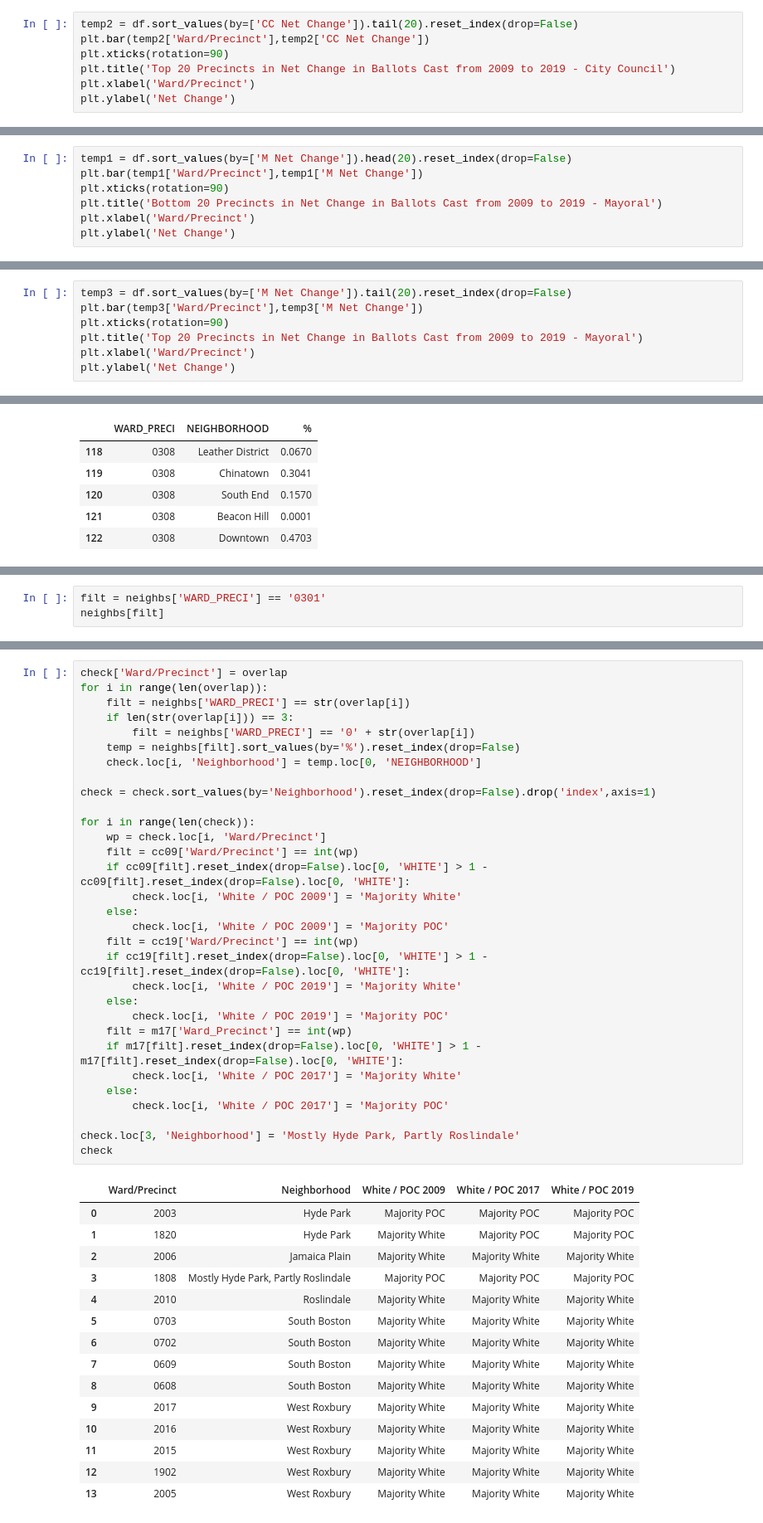
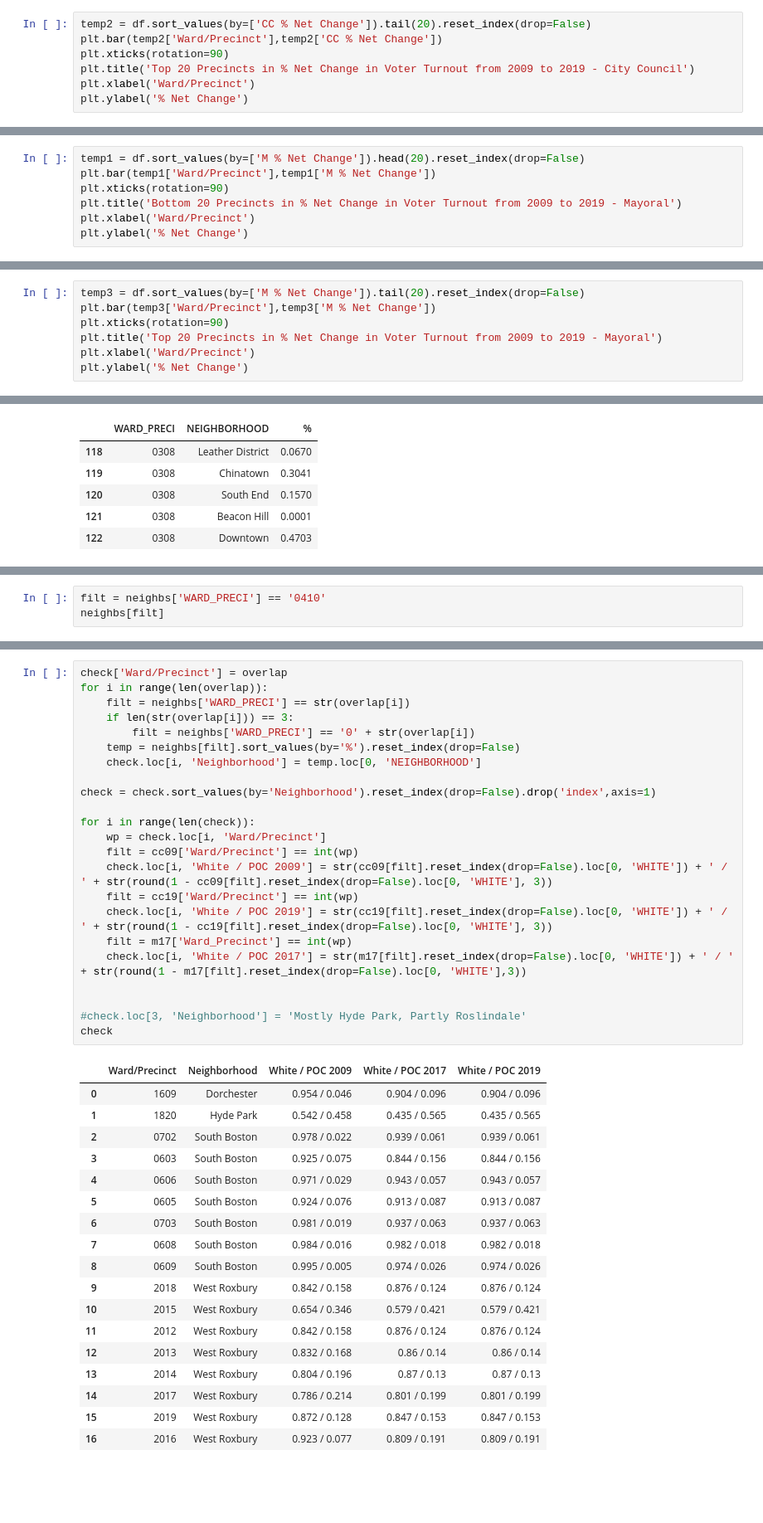
Before and after one commit to yagevlevi/BaystateBanner_Spark, a Jupyter notebook: Voting Patterns/Net_Change_Analysis.ipynb, the cells around one changed output, grey strips where cells are left out. Shown at 83% size. Cells and saved outputs as stored; diff of their text form; blank space fills up the shorter version.

```diff
--- a/Voting Patterns/Net_Change_Analysis.ipynb
+++ b/Voting Patterns/Net_Change_Analysis.ipynb
@@ -98,8 +99,8 @@ Text(0, 0.5, 'Net Change')
 # %%
-temp2 = df.sort_values(by=['CC Net Change']).tail(20).reset_index(drop=False)
-plt.bar(temp2['Ward/Precinct'],temp2['CC Net Change'])
+temp2 = df.sort_values(by=['CC % Net Change']).tail(20).reset_index(drop=False)
+plt.bar(temp2['Ward/Precinct'],temp2['CC % Net Change'])
 plt.xticks(rotation=90)
-plt.title('Top 20 Precincts in Net Change in Ballots Cast from 2009 to 2019 - City Council')
+plt.title('Top 20 Precincts in % Net Change in Voter Turnout from 2009 to 2019 - City Council')
 plt.xlabel('Ward/Precinct')
-plt.ylabel('Net Change')
+plt.ylabel('% Net Change')
 # %% [output]
@@ -108,8 +109,8 @@ Text(0, 0.5, 'Net Change')
 # %%
-temp1 = df.sort_values(by=['M Net Change']).head(20).reset_index(drop=False)
-plt.bar(temp1['Ward/Precinct'],temp1['M Net Change'])
+temp1 = df.sort_values(by=['M % Net Change']).head(20).reset_index(drop=False)
+plt.bar(temp1['Ward/Precinct'],temp1['M % Net Change'])
 plt.xticks(rotation=90)
-plt.title('Bottom 20 Precincts in Net Change in Ballots Cast from 2009 to 2019 - Mayoral')
+plt.title('Bottom 20 Precincts in % Net Change in Voter Turnout from 2009 to 2019 - Mayoral')
 plt.xlabel('Ward/Precinct')
-plt.ylabel('Net Change')
+plt.ylabel('% Net Change')
 # %% [output]
@@ -118,8 +119,8 @@ Text(0, 0.5, 'Net Change')
 # %%
-temp3 = df.sort_values(by=['M Net Change']).tail(20).reset_index(drop=False)
-plt.bar(temp3['Ward/Precinct'],temp3['M Net Change'])
+temp3 = df.sort_values(by=['M % Net Change']).tail(20).reset_index(drop=False)
+plt.bar(temp3['Ward/Precinct'],temp3['M % Net Change'])
 plt.xticks(rotation=90)
-plt.title('Top 20 Precincts in Net Change in Ballots Cast from 2009 to 2019 - Mayoral')
+plt.title('Top 20 Precincts in % Net Change in Voter Turnout from 2009 to 2019 - Mayoral')
 plt.xlabel('Ward/Precinct')
-plt.ylabel('Net Change')
+plt.ylabel('% Net Change')
 # %% [output]
@@ -146,5 +146,5 @@ neighbs[filt]
 # %%
-filt = neighbs['WARD_PRECI'] == '0301'
+filt = neighbs['WARD_PRECI'] == '0410'
 neighbs[filt]
 # %% [output]
 |  | WARD_PRECI | NEIGHBORHOOD | % |
@@ -237,50 +241,45 @@ for p in overlap2:
 # %%
 check['Ward/Precinct'] = overlap
 for i in range(len(overlap)):
     filt = neighbs['WARD_PRECI'] == str(overlap[i])
     if len(str(overlap[i])) == 3:
         filt = neighbs['WARD_PRECI'] == '0' + str(overlap[i])
     temp = neighbs[filt].sort_values(by='%').reset_index(drop=False)
     check.loc[i, 'Neighborhood'] = temp.loc[0, 'NEIGHBORHOOD']
 
 check = check.sort_values(by='Neighborhood').reset_index(drop=False).drop('index',axis=1)
 
 for i in range(len(check)):
     wp = check.loc[i, 'Ward/Precinct']
     filt = cc09['Ward/Precinct'] == int(wp)
-    if cc09[filt].reset_index(drop=False).loc[0, 'WHITE'] > 1 - cc09[filt].reset_index(drop=False).loc[0, 'WHITE']:
-        check.loc[i, 'White / POC 2009'] = 'Majority White'
-    else:
-        check.loc[i, 'White / POC 2009'] = 'Majority POC'
+    check.loc[i, 'White / POC 2009'] = str(cc09[filt].reset_index(drop=False).loc[0, 'WHITE']) + ' / ' + str(round(1 - cc09[filt].reset_index(drop=False).loc[0, 'WHITE'], 3))
     filt = cc19['Ward/Precinct'] == int(wp)
-    if cc19[filt].reset_index(drop=False).loc[0, 'WHITE'] > 1 - cc19[filt].reset_index(drop=False).loc[0, 'WHITE']:
-        check.loc[i, 'White / POC 2019'] = 'Majority White'
-    else:
-        check.loc[i, 'White / POC 2019'] = 'Majority POC'
+    check.loc[i, 'White / POC 2019'] = str(cc19[filt].reset_index(drop=False).loc[0, 'WHITE']) + ' / ' + str(round(1 - cc19[filt].reset_index(drop=False).loc[0, 'WHITE'], 3))
     filt = m17['Ward_Precinct'] == int(wp)
-    if m17[filt].reset_index(drop=False).loc[0, 'WHITE'] > 1 - m17[filt].reset_index(drop=False).loc[0, 'WHITE']:
-        check.loc[i, 'White / POC 2017'] = 'Majority White'
-    else:
-        check.loc[i, 'White / POC 2017'] = 'Majority POC'
+    check.loc[i, 'White / POC 2017'] = str(m17[filt].reset_index(drop=False).loc[0, 'WHITE']) + ' / ' + str(round(1 - m17[filt].reset_index(drop=False).loc[0, 'WHITE'],3))
 
-check.loc[3, 'Neighborhood'] = 'Mostly Hyde Park, Partly Roslindale'
+
+#check.loc[3, 'Neighborhood'] = 'Mostly Hyde Park, Partly Roslindale'
 check
 # %% [output]
 |  | Ward/Precinct | Neighborhood | White / POC 2009 | White / POC 2017 | White / POC 2019 |
-| 0 | 2003 | Hyde Park | Majority POC | Majority POC | Majority POC |
-| 1 | 1820 | Hyde Park | Majority White | Majority POC | Majority POC |
-| 2 | 2006 | Jamaica Plain | Majority White | Majority White | Majority White |
-| 3 | 1808 | Mostly Hyde Park, Partly Roslindale | Majority POC | Majority POC | Majority POC |
-| 4 | 2010 | Roslindale | Majority White | Majority White | Majority White |
-| 5 | 0703 | South Boston | Majority White | Majority White | Majority White |
-| 6 | 0702 | South Boston | Majority White | Majority White | Majority White |
-| 7 | 0609 | South Boston | Majority White | Majority White | Majority White |
-| 8 | 0608 | South Boston | Majority White | Majority White | Majority White |
-| 9 | 2017 | West Roxbury | Majority White | Majority White | Majority White |
-| 10 | 2016 | West Roxbury | Majority White | Majority White | Majority White |
-| 11 | 2015 | West Roxbury | Majority White | Majority White | Majority White |
-| 12 | 1902 | West Roxbury | Majority White | Majority White | Majority White |
-| 13 | 2005 | West Roxbury | Majority White | Majority White | Majority White |
+| 0 | 1609 | Dorchester | 0.954 / 0.046 | 0.904 / 0.096 | 0.904 / 0.096 |
+| 1 | 1820 | Hyde Park | 0.542 / 0.458 | 0.435 / 0.565 | 0.435 / 0.565 |
+| 2 | 0702 | South Boston | 0.978 / 0.022 | 0.939 / 0.061 | 0.939 / 0.061 |
+| 3 | 0603 | South Boston | 0.925 / 0.075 | 0.844 / 0.156 | 0.844 / 0.156 |
+| 4 | 0606 | South Boston | 0.971 / 0.029 | 0.943 / 0.057 | 0.943 / 0.057 |
+| 5 | 0605 | South Boston | 0.924 / 0.076 | 0.913 / 0.087 | 0.913 / 0.087 |
+| 6 | 0703 | South Boston | 0.981 / 0.019 | 0.937 / 0.063 | 0.937 / 0.063 |
+| 7 | 0608 | South Boston | 0.984 / 0.016 | 0.982 / 0.018 | 0.982 / 0.018 |
+| 8 | 0609 | South Boston | 0.995 / 0.005 | 0.974 / 0.026 | 0.974 / 0.026 |
+| 9 | 2018 | West Roxbury | 0.842 / 0.158 | 0.876 / 0.124 | 0.876 / 0.124 |
+| 10 | 2015 | West Roxbury | 0.654 / 0.346 | 0.579 / 0.421 | 0.579 / 0.421 |
+| 11 | 2012 | West Roxbury | 0.842 / 0.158 | 0.876 / 0.124 | 0.876 / 0.124 |
+| 12 | 2013 | West Roxbury | 0.832 / 0.168 | 0.86 / 0.14 | 0.86 / 0.14 |
+| 13 | 2014 | West Roxbury | 0.804 / 0.196 | 0.87 / 0.13 | 0.87 / 0.13 |
+| 14 | 2017 | West Roxbury | 0.786 / 0.214 | 0.801 / 0.199 | 0.801 / 0.199 |
+| 15 | 2019 | West Roxbury | 0.872 / 0.128 | 0.847 / 0.153 | 0.847 / 0.153 |
+| 16 | 2016 | West Roxbury | 0.923 / 0.077 | 0.809 / 0.191 | 0.809 / 0.191 |
 # %%
 check1['Ward/Precinct'] = overlap2
 for i in range(len(overlap2)):
```
Also changed, not shown: parts of 14 cells of this notebook, 3 other files.
